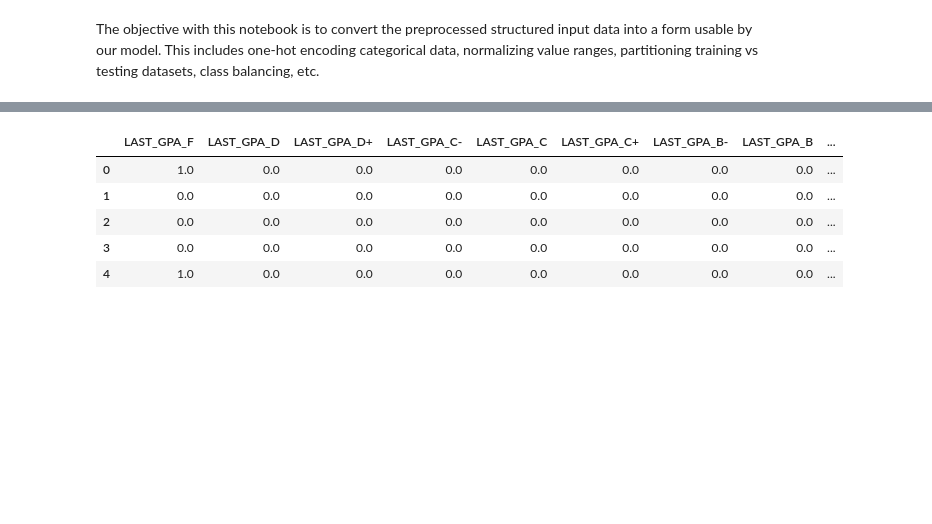
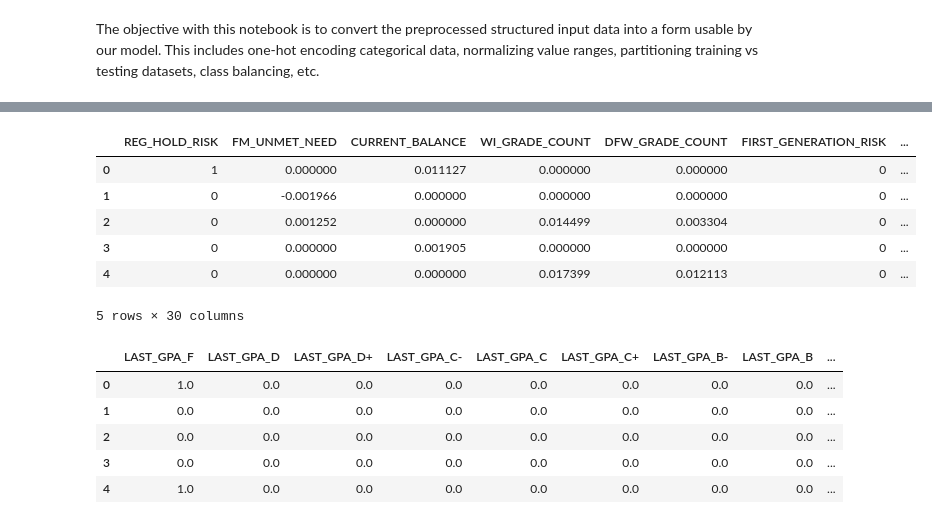
Before and after one commit to sekondusg/bandu, a Jupyter notebook: notebooks/01-student-risk-fine-detail/01-preprocessing-data/02-convert-for-model.ipynb, the cells around one changed output, grey strips where cells are left out. Saved outputs shown, nothing was run; the diff lists cells and outputs as text; code cells hidden in the pictures; blank space fills up the shorter version.

```diff
--- a/01-student-risk-fine-detail/01-preprocessing-data/02-convert-for-model.ipynb
+++ b/notebooks/01-student-risk-fine-detail/01-preprocessing-data/02-convert-for-model.ipynb
@@ -42,6 +43,16 @@ x = risk_raw_df.copy()
 x = x.drop('LAST_GPA', axis=1)
 
 y = pd.DataFrame(risk_raw_df['LAST_GPA'])
+# %%
+x.head(5)
+# %% [output]
+|  | REG_HOLD_RISK | FM_UNMET_NEED | CURRENT_BALANCE | WI_GRADE_COUNT | DFW_GRADE_COUNT | FIRST_GENERATION_RISK | ... |
+| 0 | 1 | 0.000000 | 0.011127 | 0.000000 | 0.000000 | 0 | ... |
+| 1 | 0 | -0.001966 | 0.000000 | 0.000000 | 0.000000 | 0 | ... |
+| 2 | 0 | 0.001252 | 0.000000 | 0.014499 | 0.003304 | 0 | ... |
+| 3 | 0 | 0.000000 | 0.001905 | 0.000000 | 0.000000 | 0 | ... |
+| 4 | 0 | 0.000000 | 0.000000 | 0.017399 | 0.012113 | 0 | ... |
+5 rows × 30 columns
 # %%
 # Normalize the numeric fields
 
```
Also changed, not shown: parts of 5 cells of this notebook, 44 other files.
